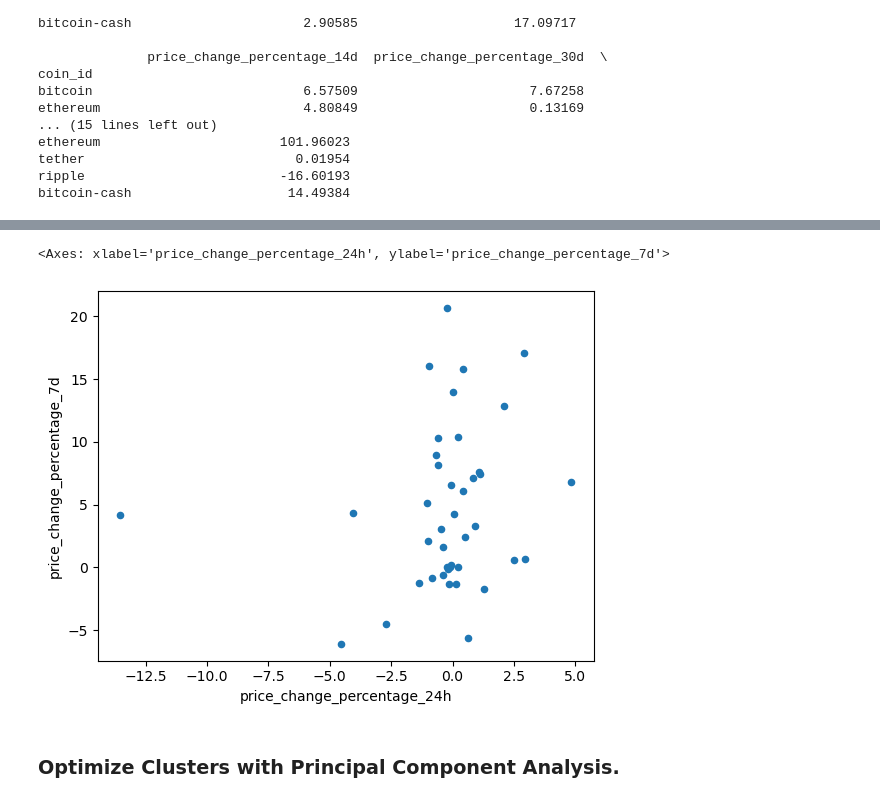
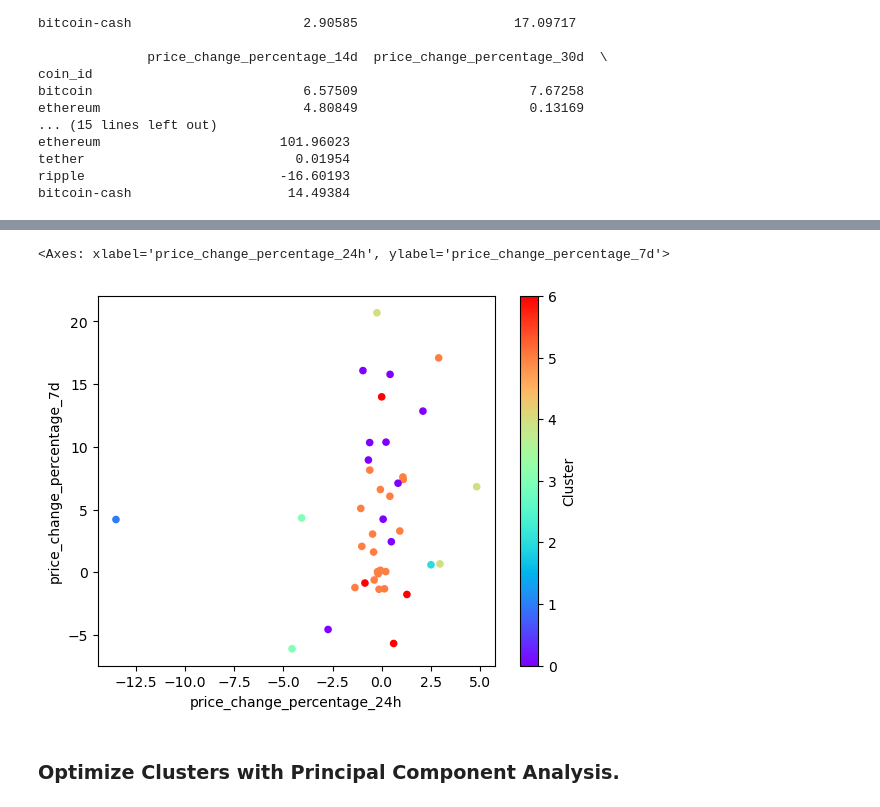
Before and after one commit to afine5/CryptoClustering, a Jupyter notebook: Crypto_Clustering.ipynb, the cells around one changed output, grey strips where cells are left out. Drawn from its saved outputs; the diff is of its cells as text; code cells hidden in the pictures.

Commit message:
Fixed rainbow issue, but the clustering is all wrong (need to follow up with Anthony)

```diff
--- a/Crypto_Clustering.ipynb
+++ b/Crypto_Clustering.ipynb
@@ -218,14 +218,15 @@ market_data_clustered.head()
 # %%
 # Create a scatter plot using Pandas plot by setting
 # `x="price_change_percentage_24h"` and `y="price_change_percentage_7d"`.
 # Use "rainbow" for the color to better visualize the data.
 market_data_clustered.plot.scatter(
     x="price_change_percentage_24h",
     y="price_change_percentage_7d",
-    cmap="rainbow")
+    c='Cluster',
+    colormap="rainbow")
 # %% [output]
 <Axes: xlabel='price_change_percentage_24h', ylabel='price_change_percentage_7d'>
-[figure, old version]
+[figure, new version]
 # %% [markdown]
 ### Optimize Clusters with Principal Component Analysis.
 # %%
```
